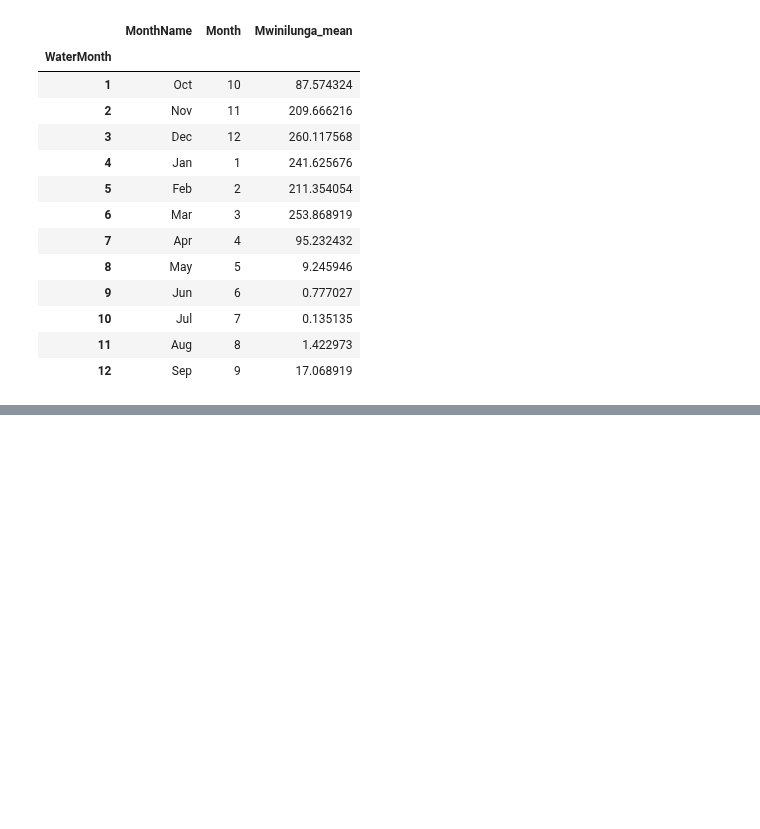
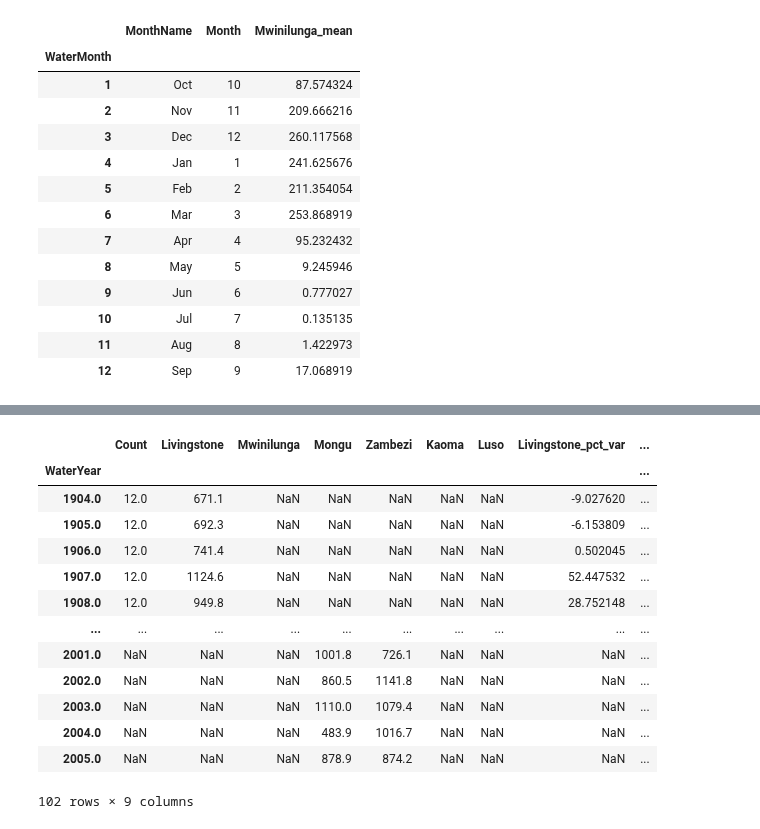
Before and after one commit to AndyFlem/ngonye-notepad, a Jupyter notebook: ngonye_rainfall.ipynb, the cells around one changed output, grey strips where cells are left out. Saved outputs shown, nothing was run; the diff lists cells and outputs as text; code cells hidden in the pictures; blank space fills up the shorter version.

```diff
--- a/ngonye_rainfall.ipynb
+++ b/ngonye_rainfall.ipynb
@@ -67,0 +246,10 @@ calmonthly
+# %%
+yearly=liv.groupby('WaterYear').count().rename(columns={"Rainfall": "Count"})
+yearly['Livingstone']=liv.groupby('WaterYear').sum()
+
+yearly=pd.concat([yearly,mwi.groupby('WaterYear').sum().rename(columns={"Rainfall": "Mwinilunga"})],axis=1)
+yearly=pd.concat([yearly,mon.groupby('WaterYear').sum().rename(columns={"Rainfall": "Mongu"})],axis=1)
+yearly=pd.concat([yearly,zam.groupby('WaterYear').sum().rename(columns={"Rainfall": "Zambezi"})],axis=1)
+yearly=pd.concat([yearly,kao.groupby('WaterYear').sum().rename(columns={"Rainfall": "Kaoma"})],axis=1)
+yearly=pd.concat([yearly,lus.groupby('WaterYear').sum().rename(columns={"Rainfall": "Luso"})],axis=1)
+yearly
@@ -67,0 +271,3 @@ calmonthly
+# %%
+livingstone_annual_av=yearly['Livingstone'].mean()
+livingstone_annual_av
@@ -67,0 +276,3 @@ calmonthly
+# %%
+mwinilunga_annual_av=yearly['Mwinilunga'].mean()
+mwinilunga_annual_av
@@ -67,0 +301,3 @@ calmonthly
+# %%
+yearly['Livingstone_pct_var']=(yearly['Livingstone']-livingstone_annual_av)/livingstone_annual_av*100
+yearly
@@ -67,0 +319,18 @@ calmonthly
+# %%
+yearly['Mwinilunga_pct_var']=(yearly['Mwinilunga']-mwinilunga_annual_av)/mwinilunga_annual_av*100
+yearly
+# %% [output]
+|  | Count | Livingstone | Mwinilunga | Mongu | Zambezi | Kaoma | Luso | Livingstone_pct_var | ... |
+| WaterYear |  |  |  |  |  |  |  |  | ... |
+| 1904.0 | 12.0 | 671.1 | NaN | NaN | NaN | NaN | NaN | -9.027620 | ... |
+| 1905.0 | 12.0 | 692.3 | NaN | NaN | NaN | NaN | NaN | -6.153809 | ... |
+| 1906.0 | 12.0 | 741.4 | NaN | NaN | NaN | NaN | NaN | 0.502045 | ... |
+| 1907.0 | 12.0 | 1124.6 | NaN | NaN | NaN | NaN | NaN | 52.447532 | ... |
+| 1908.0 | 12.0 | 949.8 | NaN | NaN | NaN | NaN | NaN | 28.752148 | ... |
+| ... | ... | ... | ... | ... | ... | ... | ... | ... | ... |
+| 2001.0 | NaN | NaN | NaN | 1001.8 | 726.1 | NaN | NaN | NaN | ... |
+| 2002.0 | NaN | NaN | NaN | 860.5 | 1141.8 | NaN | NaN | NaN | ... |
+| 2003.0 | NaN | NaN | NaN | 1110.0 | 1079.4 | NaN | NaN | NaN | ... |
+| 2004.0 | NaN | NaN | NaN | 483.9 | 1016.7 | NaN | NaN | NaN | ... |
+| 2005.0 | NaN | NaN | NaN | 878.9 | 874.2 | NaN | NaN | NaN | ... |
+102 rows × 9 columns
```
Also changed, not shown: parts of 28 cells of this notebook, 10 other files.
